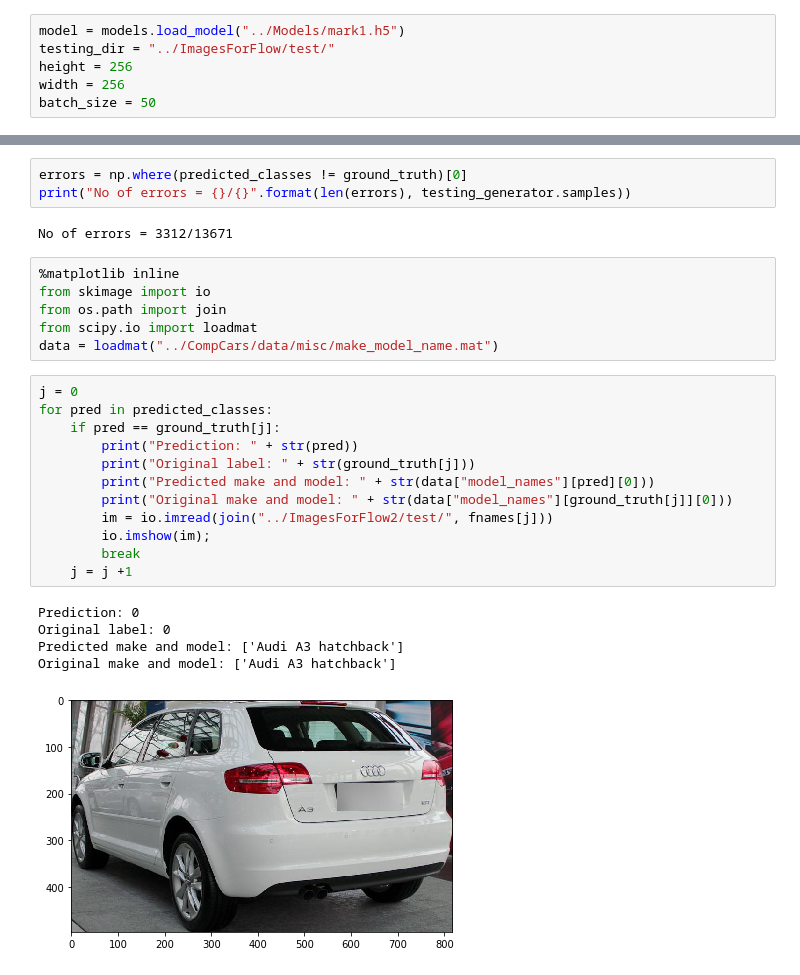
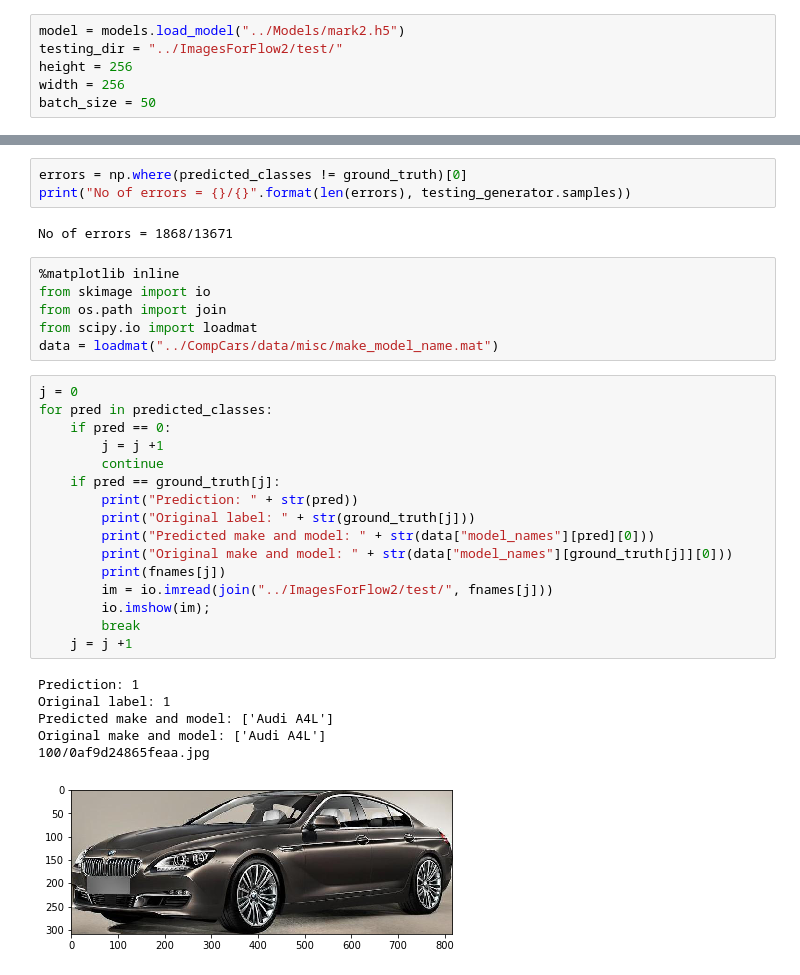
Before and after one commit to f-maldo/title-project, a Jupyter notebook: Notebooks/Testing the predictions.ipynb, the cells around one changed output, grey strips where cells are left out. Drawn from its saved outputs; the diff is of its cells as text.

```diff
--- a/Notebooks/Testing the predictions.ipynb
+++ b/Notebooks/Testing the predictions.ipynb
@@ -7,6 +5,6 @@ Using TensorFlow backend.
 # %%
-model = models.load_model("../Models/mark1.h5")
-testing_dir = "../ImagesForFlow/test/"
+model = models.load_model("../Models/mark2.h5")
+testing_dir = "../ImagesForFlow2/test/"
 height = 256
 width = 256
 batch_size = 50
@@ -43,7 +41,7 @@ Found 13671 images belonging to 1714 classes.
 errors = np.where(predicted_classes != ground_truth)[0]
 print("No of errors = {}/{}".format(len(errors), testing_generator.samples))
 # %% [output]
-No of errors = 3312/13671
+No of errors = 1868/13671
 # %%
 %matplotlib inline
 from skimage import io
@@ -53,18 +51,23 @@ data = loadmat("../CompCars/data/misc/make_model_name.mat")
 # %%
 j = 0
 for pred in predicted_classes:
+    if pred == 0:
+        j = j +1
+        continue
     if pred == ground_truth[j]:
         print("Prediction: " + str(pred))
         print("Original label: " + str(ground_truth[j]))
         print("Predicted make and model: " + str(data["model_names"][pred][0]))
         print("Original make and model: " + str(data["model_names"][ground_truth[j]][0]))
+        print(fnames[j])
         im = io.imread(join("../ImagesForFlow2/test/", fnames[j]))
         io.imshow(im);
         break
     j = j +1
 # %% [output]
-Prediction: 0
-Original label: 0
-Predicted make and model: ['Audi A3 hatchback']
-Original make and model: ['Audi A3 hatchback']
+Prediction: 1
+Original label: 1
+Predicted make and model: ['Audi A4L']
+Original make and model: ['Audi A4L']
+100/0af9d24865feaa.jpg
-[figure, old version]
+[figure, new version]
```
Also changed, not shown: parts of 2 cells of this notebook, 4 other files.
